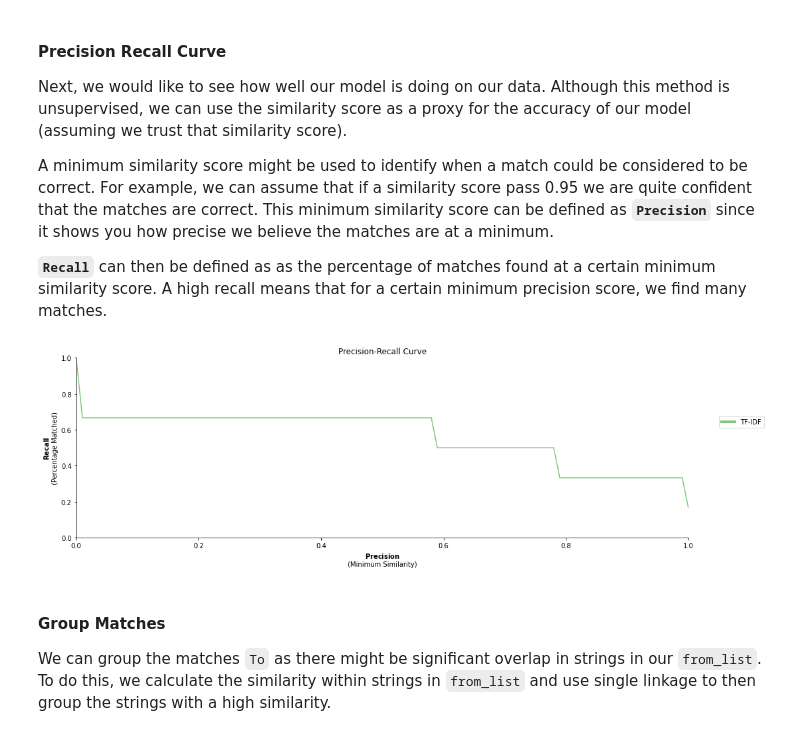
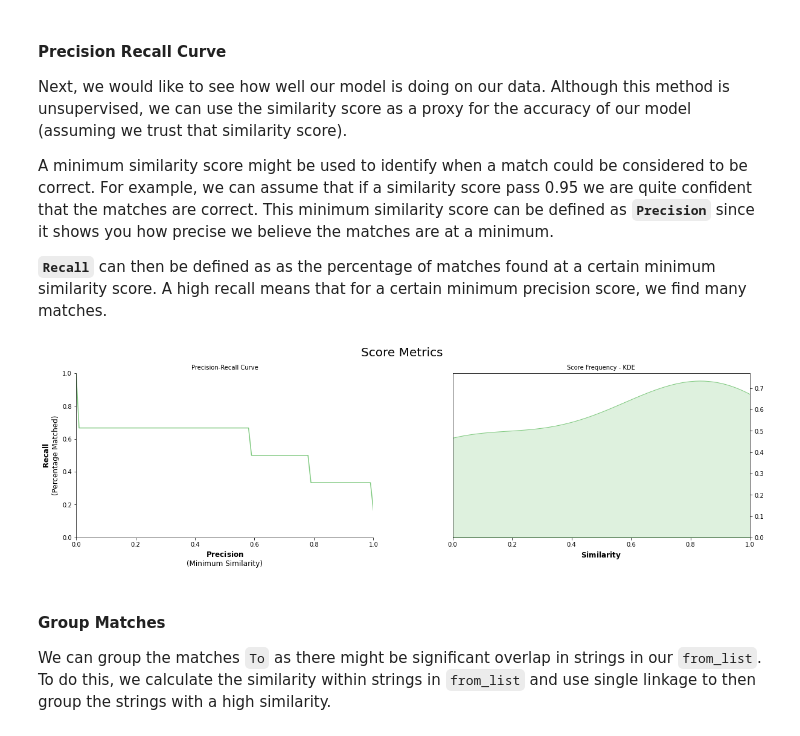
Before and after one commit to MaartenGr/PolyFuzz, a Jupyter notebook: notebooks/Overview.ipynb, the cells around one changed output. Cells and saved outputs as stored; diff of their text form; code cells hidden in the pictures.

```diff
--- a/notebooks/Overview.ipynb
+++ b/notebooks/Overview.ipynb
@@ -33,10 +33,10 @@ Next, we would like to see how well our model is doing on our data. Although thi
 A minimum similarity score might be used to identify when a match could be considered to be correct. For example, we can assume that if a similarity score pass 0.95 we are quite confident that the matches are correct. This minimum similarity score can be defined as **`Precision`** since it shows you how precise we believe the matches are at a minimum.
 
 **`Recall`** can then be defined as as the percentage of matches found at a certain minimum similarity score. A high recall means that for a certain minimum precision score, we find many matches.
-# %%
-model.visualize_precision_recall(save_path="tfidf.png")
-# %% [output]
-[figure, removed]
+# %%
+model.visualize_precision_recall(kde=True)
+# %% [output]
+[figure, added]
 # %% [markdown]
 #### Group Matches
 We can group the matches `To` as there might be significant overlap in strings in our `from_list`.
```
Also changed, not shown: parts of 2 cells of this notebook, 6 other files.
